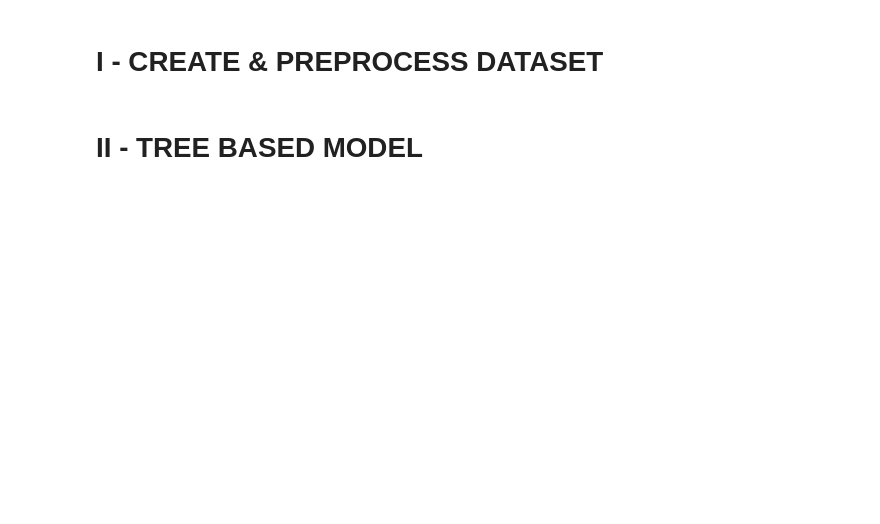
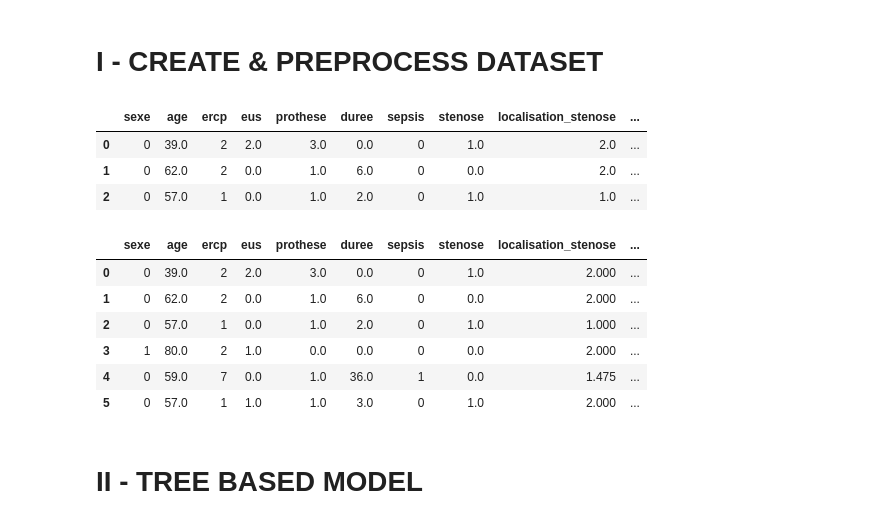
Before and after one commit to the-dharma-bum/SPYGLASS, a Jupyter notebook: classif_medical_data.ipynb, the cells around one changed output. Cells and saved outputs as stored; diff of their text form; code cells hidden in the pictures; blank space fills up the shorter version.

```diff
--- a/classif_medical_data.ipynb
+++ b/classif_medical_data.ipynb
@@ -14,3 +19,10 @@ def load_data(file : str) -> pd.DataFrame:
+# %%
+test_db.head(3)
+# %% [output]
+|  | sexe | age | ercp | eus | prothese | duree | sepsis | stenose | localisation_stenose | ... |
+| 0 | 0 | 39.0 | 2 | 2.0 | 3.0 | 0.0 | 0 | 1.0 | 2.0 | ... |
+| 1 | 0 | 62.0 | 2 | 0.0 | 1.0 | 6.0 | 0 | 0.0 | 2.0 | ... |
+| 2 | 0 | 57.0 | 1 | 0.0 | 1.0 | 2.0 | 0 | 1.0 | 1.0 | ... |
 # %%
 def replace_na_values(df : pd.DataFrame) -> pd.DataFrame:
   """ Return the data with the na values filled by the mean of the column. """
@@ -39,3 +53,13 @@ def create_datasets(db):
+# %%
+db.head(6)
+# %% [output]
+|  | sexe | age | ercp | eus | prothese | duree | sepsis | stenose | localisation_stenose | ... |
+| 0 | 0 | 39.0 | 2 | 2.0 | 3.0 | 0.0 | 0 | 1.0 | 2.000 | ... |
+| 1 | 0 | 62.0 | 2 | 0.0 | 1.0 | 6.0 | 0 | 0.0 | 2.000 | ... |
+| 2 | 0 | 57.0 | 1 | 0.0 | 1.0 | 2.0 | 0 | 1.0 | 1.000 | ... |
+| 3 | 1 | 80.0 | 2 | 1.0 | 0.0 | 0.0 | 0 | 0.0 | 2.000 | ... |
+| 4 | 0 | 59.0 | 7 | 0.0 | 1.0 | 36.0 | 1 | 0.0 | 1.475 | ... |
+| 5 | 0 | 57.0 | 1 | 1.0 | 1.0 | 3.0 | 0 | 1.0 | 2.000 | ... |
 # %% [markdown]
 # II - TREE BASED MODEL
 # %%
```
Also changed, not shown: parts of 13 cells of this notebook, 1 other file.
